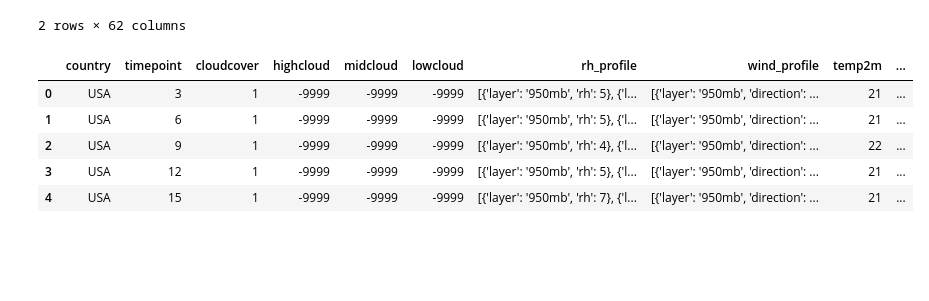
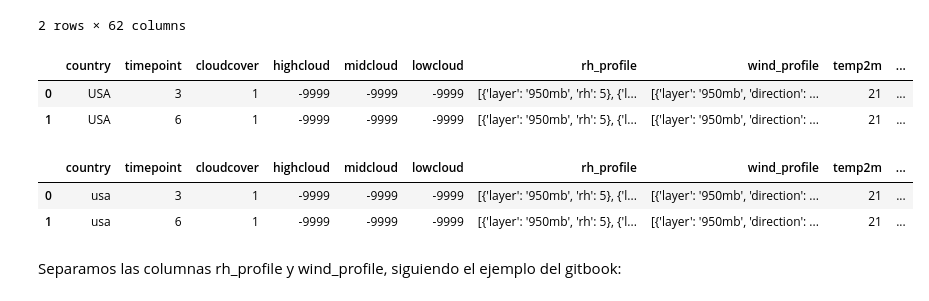
Before and after one commit to Adalab/Adalab-DA-promo-A-module-2-pairprog-2-pair-1-Guada_Lara, a Jupyter notebook: ETL/2. Pair_Prog_ETL_2.ipynb, the cells around one changed output. Saved outputs shown, nothing was run; the diff lists cells and outputs as text; code cells hidden in the pictures; blank space fills up the shorter version.

```diff
--- a/ETL/2. Pair_Prog_ETL_2.ipynb
+++ b/ETL/2. Pair_Prog_ETL_2.ipynb
@@ -2,6 +2,7 @@
 # 17/05 - Pair Programming ETL 2 - Guadalupe & Lara
 # %%
 import pandas as pd
+pd.options.display.max_columns = None
 # %% [markdown]
 Tendréis que usar el csv attacks_limpieza_completa.
 
@@ -41,11 +64,25 @@ df2.head(2)
 2 rows × 62 columns
 # %%
 clima = pd.read_csv("datos_clima.csv", index_col = 0)
-clima.head()
+clima.head(2)
 # %% [output]
 |  | country | timepoint | cloudcover | highcloud | midcloud | lowcloud | rh_profile | wind_profile | temp2m | ... |
 | 0 | USA | 3 | 1 | -9999 | -9999 | -9999 | [{'layer': '950mb', 'rh': 5}, {'l... | [{'layer': '950mb', 'direction': ... | 21 | ... |
 | 1 | USA | 6 | 1 | -9999 | -9999 | -9999 | [{'layer': '950mb', 'rh': 5}, {'l... | [{'layer': '950mb', 'direction': ... | 21 | ... |
-| 2 | USA | 9 | 1 | -9999 | -9999 | -9999 | [{'layer': '950mb', 'rh': 4}, {'l... | [{'layer': '950mb', 'direction': ... | 22 | ... |
-| 3 | USA | 12 | 1 | -9999 | -9999 | -9999 | [{'layer': '950mb', 'rh': 5}, {'l... | [{'layer': '950mb', 'direction': ... | 21 | ... |
-| 4 | USA | 15 | 1 | -9999 | -9999 | -9999 | [{'layer': '950mb', 'rh': 7}, {'l... | [{'layer': '950mb', 'direction': ... | 21 | ... |
+# %%
+#Como en este el country aparece en mayúsculas, reciclamos una función para transformar a minúsculas:
+def minusculizator (columna):
+    try:
+        columna = columna.lower()
+    except:
+        pass
+    return columna
+
+clima["country"] = clima["country"].apply(minusculizator)
+clima.head(2)
+# %% [output]
+|  | country | timepoint | cloudcover | highcloud | midcloud | lowcloud | rh_profile | wind_profile | temp2m | ... |
+| 0 | usa | 3 | 1 | -9999 | -9999 | -9999 | [{'layer': '950mb', 'rh': 5}, {'l... | [{'layer': '950mb', 'direction': ... | 21 | ... |
+| 1 | usa | 6 | 1 | -9999 | -9999 | -9999 | [{'layer': '950mb', 'rh': 5}, {'l... | [{'layer': '950mb', 'direction': ... | 21 | ... |
+# %% [markdown]
+Separamos las columnas rh_profile y wind_profile, siguiendo el ejemplo del gitbook:
```
Also changed, not shown: parts of 11 cells of this notebook.
